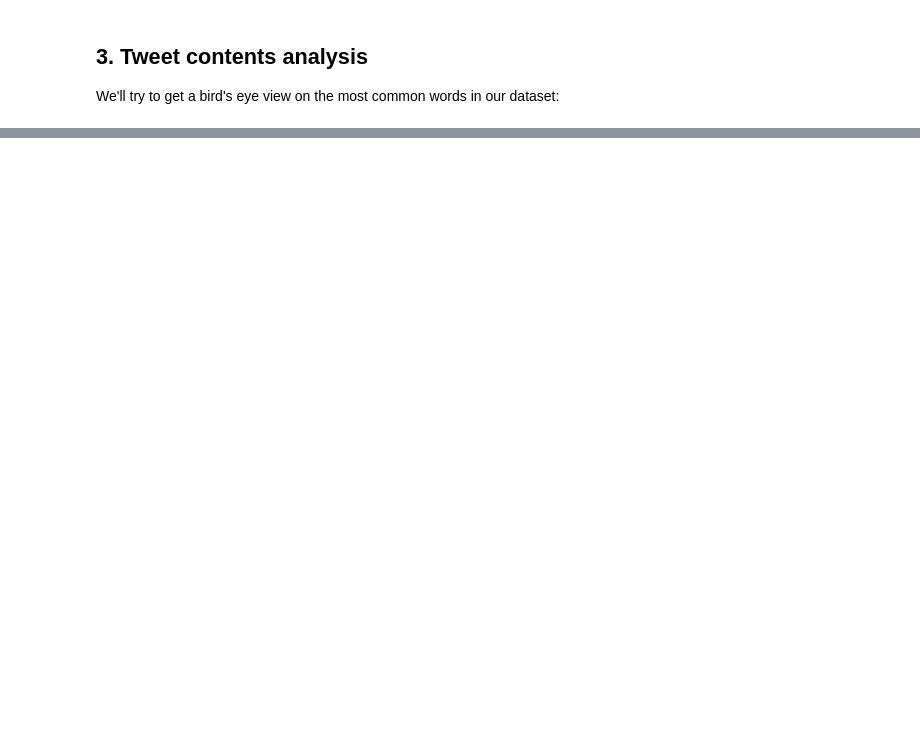
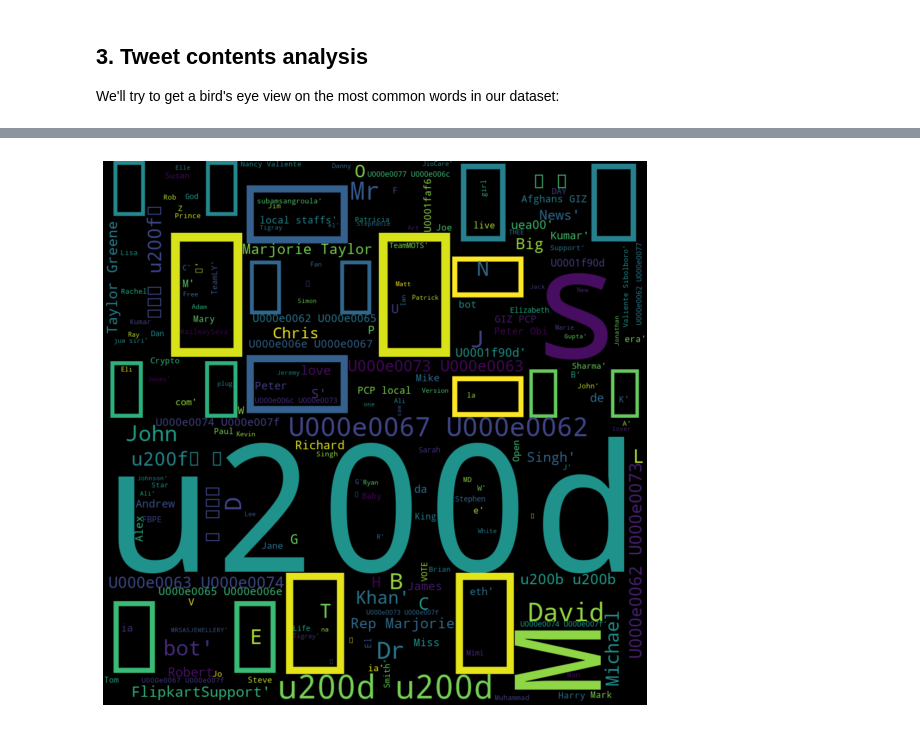
Before and after one commit to sabinagio/what-s-the-matter, a Jupyter notebook: tweets_and_user_data_EDA.ipynb, the cells around one changed output, grey strips where cells are left out. Cells and saved outputs as stored; diff of their text form; code cells hidden in the pictures; blank space fills up the shorter version.

```diff
--- a/tweets_and_user_data_EDA.ipynb
+++ b/tweets_and_user_data_EDA.ipynb
@@ -232,2 +246,7 @@ We notice we have plenty of words that do not add value to our analysis, for exa
 
 It would be interesting to explore further in what context `co` is used, as it's not as easy to explain its presence.
+# %%
+# Also run a bird's eye on the users dataset
+birds_eye(users.name)
+# %% [output]
+[figure, added]
```
Also changed, not shown: parts of 8 cells of this notebook.
